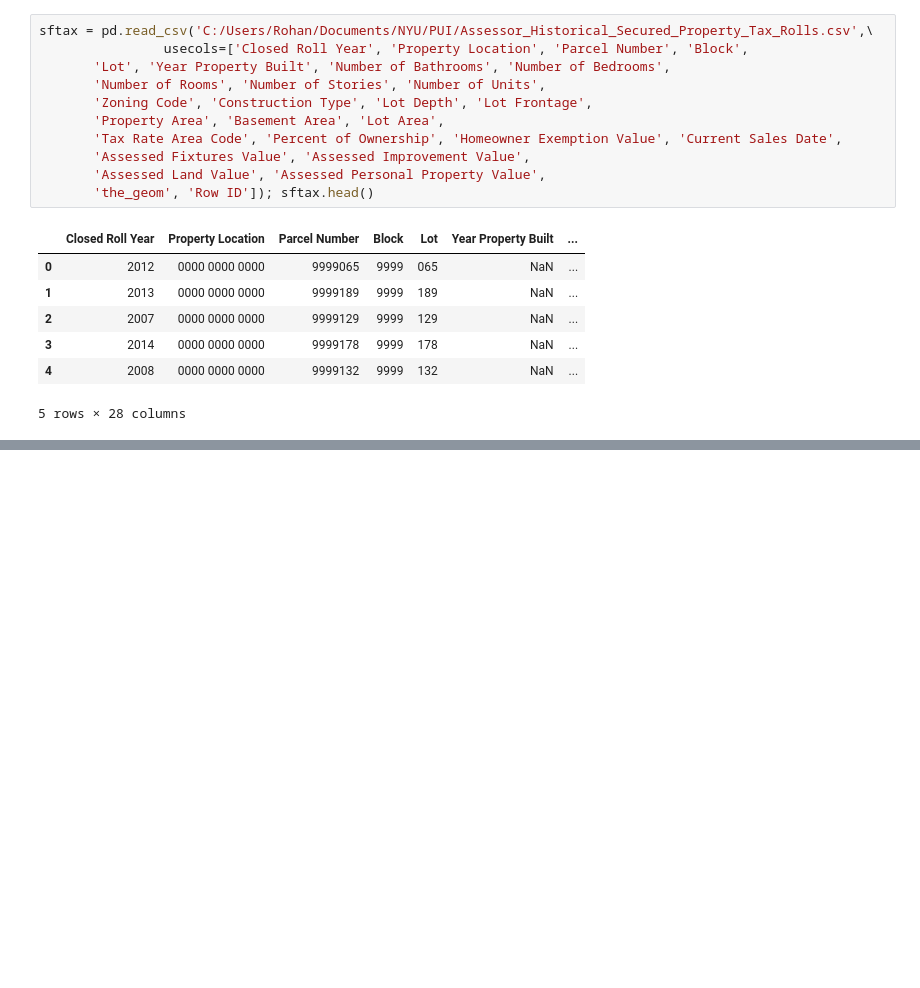
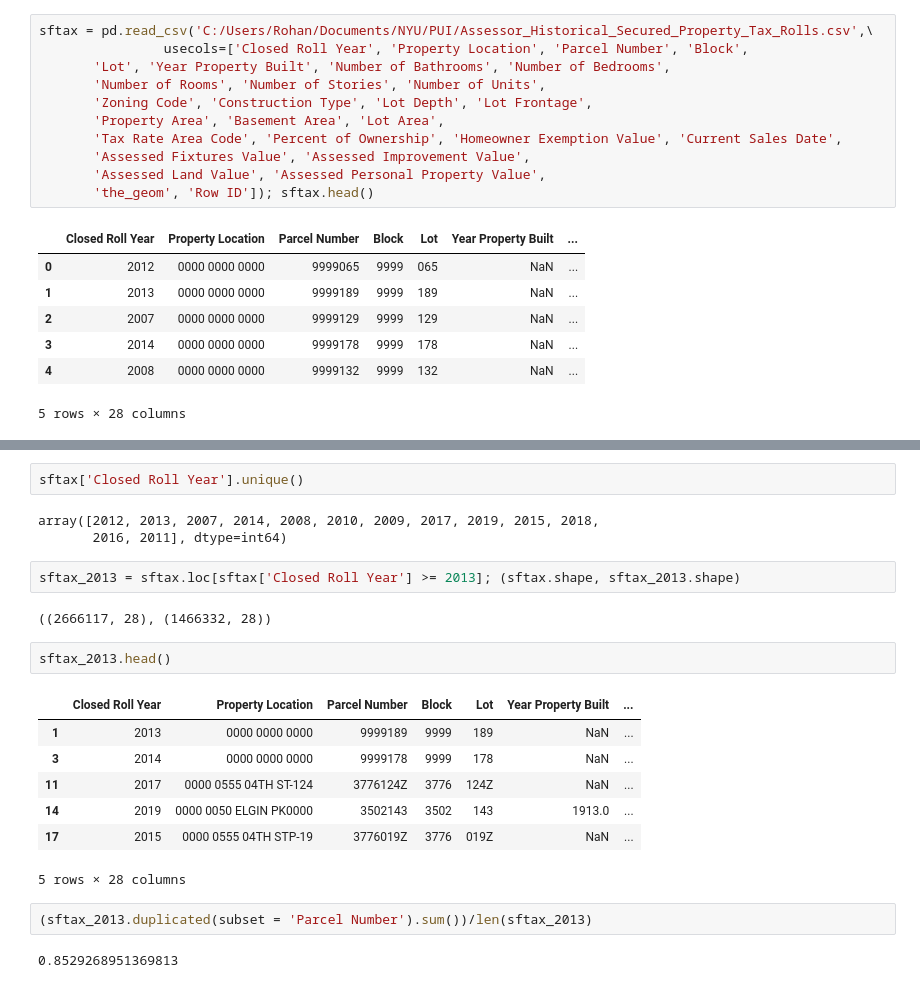
Before and after one commit to rohanskalyani/sfpermittimes, a Jupyter notebook: San Francisco Tax Assessor's Dataset.ipynb, the cells around one changed output, grey strips where cells are left out. Cells and saved outputs as stored; diff of their text form; blank space fills up the shorter version.

```diff
--- a/San Francisco Tax Assessor's Dataset.ipynb
+++ b/San Francisco Tax Assessor's Dataset.ipynb
@@ -141,0 +157,23 @@ sftax_regressors = sftax.loc[]
+# %%
+sftax['Closed Roll Year'].unique()
+# %% [output]
+array([2012, 2013, 2007, 2014, 2008, 2010, 2009, 2017, 2019, 2015, 2018,
+       2016, 2011], dtype=int64)
+# %%
+sftax_2013 = sftax.loc[sftax['Closed Roll Year'] >= 2013]; (sftax.shape, sftax_2013.shape)
+# %% [output]
+((2666117, 28), (1466332, 28))
+# %%
+sftax_2013.head()
+# %% [output]
+|  | Closed Roll Year | Property Location | Parcel Number | Block | Lot | Year Property Built | ... |
+| 1 | 2013 | 0000 0000 0000 | 9999189 | 9999 | 189 | NaN | ... |
+| 3 | 2014 | 0000 0000 0000 | 9999178 | 9999 | 178 | NaN | ... |
+| 11 | 2017 | 0000 0555 04TH ST-124 | 3776124Z | 3776 | 124Z | NaN | ... |
+| 14 | 2019 | 0000 0050 ELGIN PK0000 | 3502143 | 3502 | 143 | 1913.0 | ... |
+| 17 | 2015 | 0000 0555 04TH STP-19 | 3776019Z | 3776 | 019Z | NaN | ... |
+5 rows × 28 columns
+# %%
+(sftax_2013.duplicated(subset = 'Parcel Number').sum())/len(sftax_2013)
+# %% [output]
+0.8529268951369813
```
Also changed, not shown: parts of 23 cells of this notebook.
